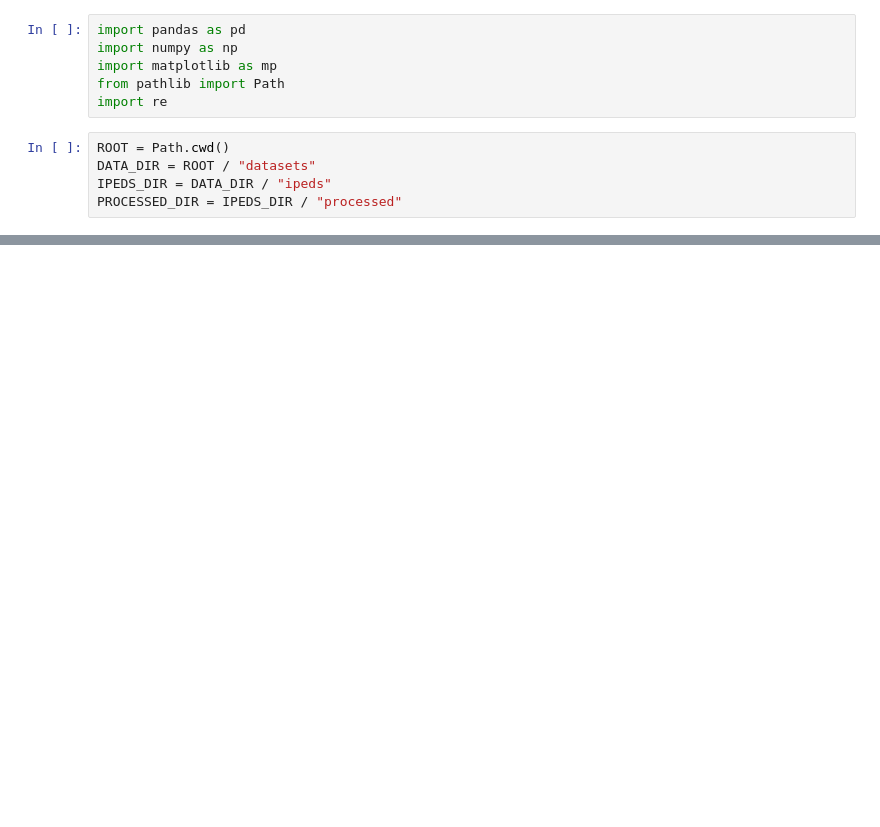
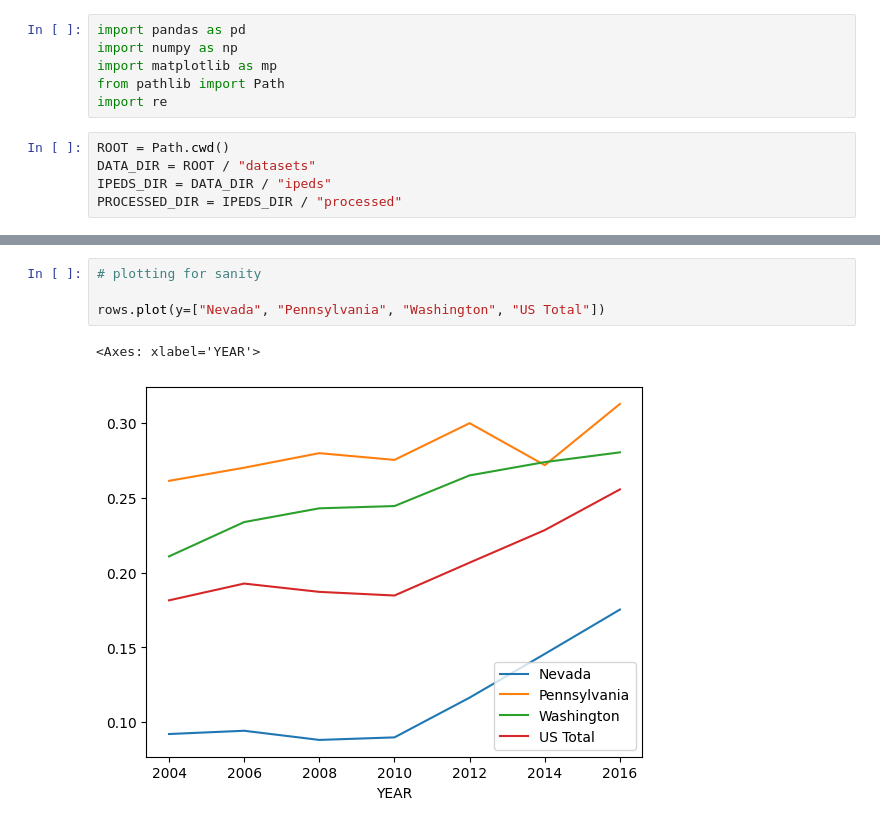
Before and after one commit to JWanderer73/AP-subsidies-Analysis, a Jupyter notebook: visualizations.ipynb, the cells around one changed output, grey strips where cells are left out. Cells and saved outputs as stored; diff of their text form; blank space fills up the shorter version.

Commit message:
visualization and pre-2004 migration

```diff
--- a/visualizations.ipynb
+++ b/visualizations.ipynb
@@ -45,0 +61,7 @@ gradRateOverTime
+# %%
+# plotting for sanity
+
+rows.plot(y=["Nevada", "Pennsylvania", "Washington", "US Total"])
+# %% [output]
+<Axes: xlabel='YEAR'>
+[figure, added]
```
Also changed, not shown: parts of 3 cells of this notebook, 4 other files.
